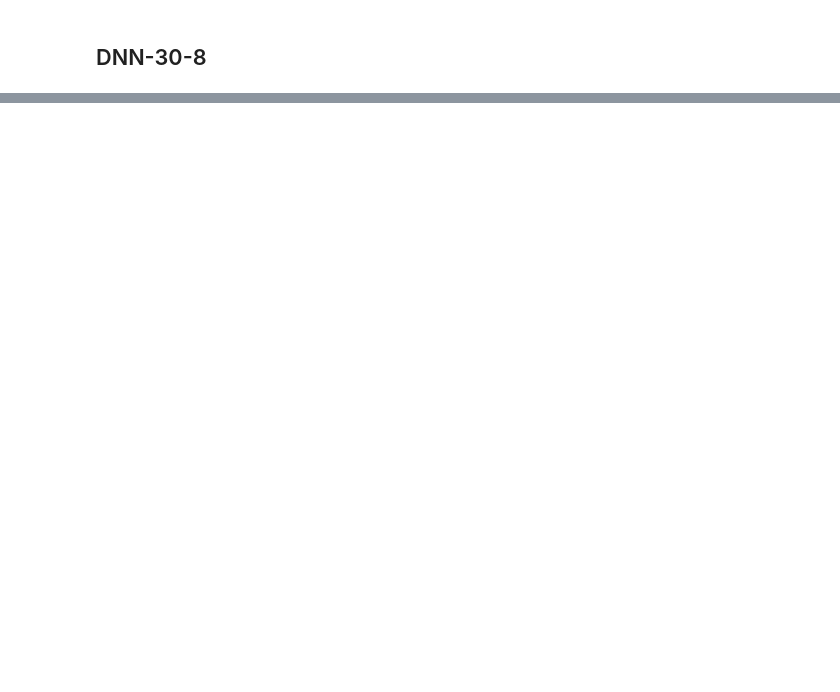
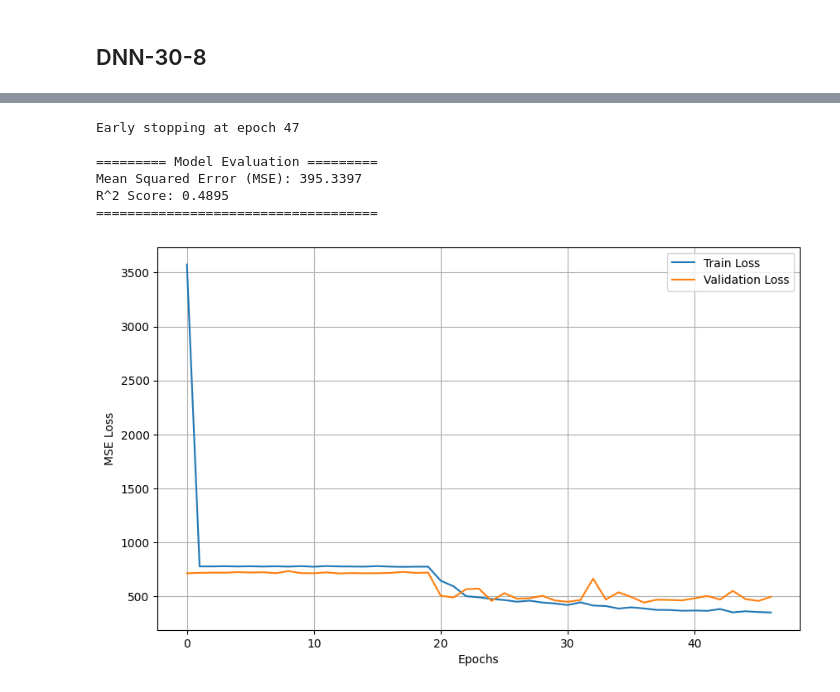
Before and after one commit to toan-ly/CS-5137-Deep-Learning, a Jupyter notebook: homework1/src/run_dnn.ipynb, the cells around one changed output, grey strips where cells are left out. Saved outputs shown, nothing was run; the diff lists cells and outputs as text; code cells hidden in the pictures; blank space fills up the shorter version.

```diff
--- a/homework1/src/run_dnn.ipynb
+++ b/homework1/src/run_dnn.ipynb
@@ -125,0 +172,8 @@ R^2 Score: 0.5485
+# %%
+dnn_30_16_8_4 = DNN(
+    input_dim=X_train.shape[1],
+    hidden_layers=[30, 16, 8, 4],
+    output_dim=1,
+    lr=learning_rate
+)
+dnn_30_16_8_4.model
@@ -125,0 +192,10 @@ R^2 Score: 0.5485
+# %%
+pipeline(dnn_30_16_8_4, epochs=epochs)
+# %% [output]
+Early stopping at epoch 47
+
+========= Model Evaluation =========
+Mean Squared Error (MSE): 395.3397
+R^2 Score: 0.4895
+====================================
+[figure, added]
```
Also changed, not shown: parts of 17 cells of this notebook, 2 other files.
